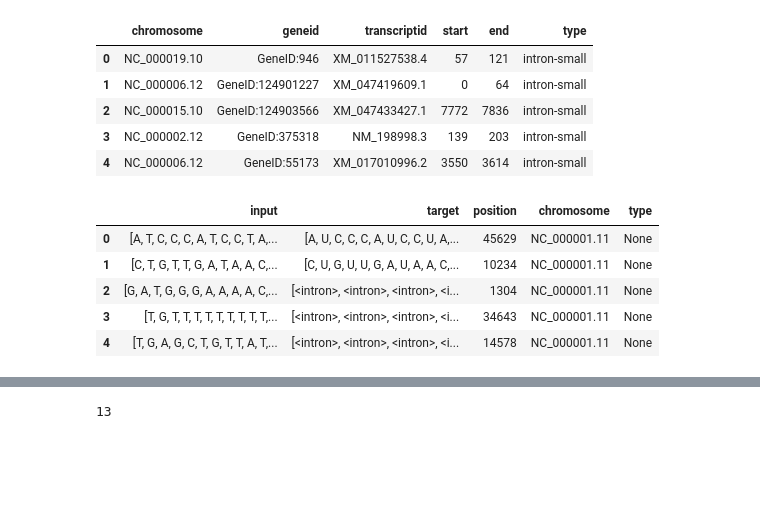
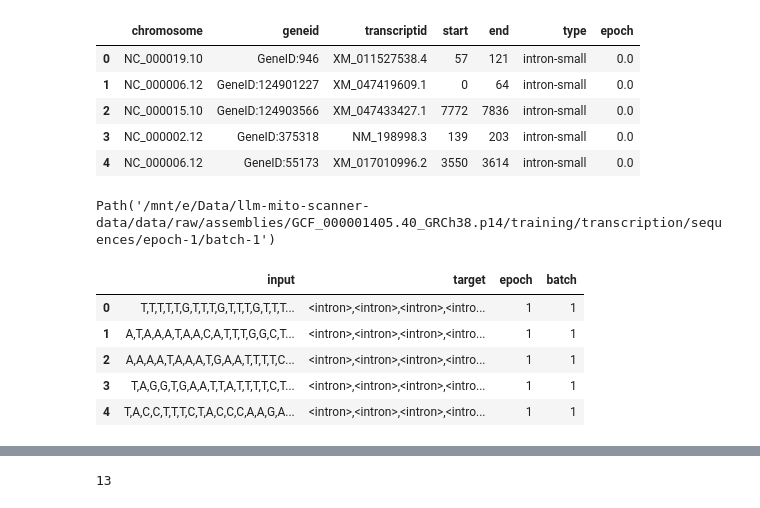
Before and after one commit to DataAndDeadlifts/main, a Jupyter notebook: nbs/05 training.transcription.train.ipynb, the cells around one changed output, grey strips where cells are left out. Cells and saved outputs as stored; diff of their text form; code cells hidden in the pictures; blank space fills up the shorter version.

```diff
--- a/nbs/05 training.transcription.train.ipynb
+++ b/nbs/05 training.transcription.train.ipynb
@@ -44,27 +45,25 @@ transcription_data_path = training_data_path / "transcription"
 sequences_data_path = transcription_data_path / "sequences"
 
 random_state = 42
+epochs = 10
 # %%
 #| hide
-training_index = pd.read_csv(transcription_data_path / "training_sequence_idx.csv", nrows=10)
+training_index = pd.read_csv(transcription_data_path / "training_sequence_idx.csv")
+batch_idx = []
+for i, f in enumerate(np.array_split(training_index, epochs)):
+    training_index.loc[f.index.values.tolist(), 'epoch'] = int(i)
 training_index.head()
 # %% [output]
-|  | chromosome | geneid | transcriptid | start | end | type |
-| 0 | NC_000019.10 | GeneID:946 | XM_011527538.4 | 57 | 121 | intron-small |
-| 1 | NC_000006.12 | GeneID:124901227 | XM_047419609.1 | 0 | 64 | intron-small |
-| 2 | NC_000015.10 | GeneID:124903566 | XM_047433427.1 | 7772 | 7836 | intron-small |
-| 3 | NC_000002.12 | GeneID:375318 | NM_198998.3 | 139 | 203 | intron-small |
-| 4 | NC_000006.12 | GeneID:55173 | XM_017010996.2 | 3550 | 3614 | intron-small |
+|  | chromosome | geneid | transcriptid | start | end | type | epoch |
+| 0 | NC_000019.10 | GeneID:946 | XM_011527538.4 | 57 | 121 | intron-small | 0.0 |
+| 1 | NC_000006.12 | GeneID:124901227 | XM_047419609.1 | 0 | 64 | intron-small | 0.0 |
+| 2 | NC_000015.10 | GeneID:124903566 | XM_047433427.1 | 7772 | 7836 | intron-small | 0.0 |
+| 3 | NC_000002.12 | GeneID:375318 | NM_198998.3 | 139 | 203 | intron-small | 0.0 |
+| 4 | NC_000006.12 | GeneID:55173 | XM_017010996.2 | 3550 | 3614 | intron-small | 0.0 |
 # %%
 #| hide
 # Get vocab
-training_sequences = list(sequences_data_path.glob("*.parquet"))
-example_training_sequences = pd.read_parquet(training_sequences[0])
-example_training_sequences.head()
+training_sequences = list(sequences_data_path.glob("epoch-*/batch-*"))
+training_sequences[0]
 # %% [output]
-|  | input | target | position | chromosome | type |
-| 0 | [A, T, C, C, C, A, T, C, C, T, A,... | [A, U, C, C, C, A, U, C, C, U, A,... | 45629 | NC_000001.11 | None |
-| 1 | [C, T, G, T, T, G, A, T, A, A, C,... | [C, U, G, U, U, G, A, U, A, A, C,... | 10234 | NC_000001.11 | None |
-| 2 | [G, A, T, G, G, G, A, A, A, A, C,... | [<intron>, <intron>, <intron>, <i... | 1304 | NC_000001.11 | None |
-| 3 | [T, G, T, T, T, T, T, T, T, T, T,... | [<intron>, <intron>, <intron>, <i... | 34643 | NC_000001.11 | None |
-| 4 | [T, G, A, G, C, T, G, T, T, A, T,... | [<intron>, <intron>, <intron>, <i... | 14578 | NC_000001.11 | None |
+Path('/mnt/e/Data/llm-mito-scanner-data/data/raw/assemblies/GCF_000001405.40_GRCh38.p14/training/transcription/sequences/epoch-1/batch-1')
@@ -75,3 +70,16 @@ def list_string_to_list(l: str, sep=", ") -> list[str]:
+# %%
+#| hide
+example_training_sequences = pd.read_parquet(training_sequences[0])
+example_training_sequences.loc[:, 'epoch'] = int(str(training_sequences[0]).rsplit("/", 2)[-2].replace("epoch-",""))
+example_training_sequences.loc[:, 'batch'] = int(str(training_sequences[0]).rsplit("/", 2)[-1].replace("batch-",""))
+example_training_sequences.head()
+# %% [output]
+|  | input | target | epoch | batch |
+| 0 | T,T,T,T,T,G,T,T,T,G,T,T,T,G,T,T,T... | <intron>,<intron>,<intron>,<intro... | 1 | 1 |
+| 1 | A,T,A,A,A,T,A,A,C,A,T,T,T,G,G,C,T... | <intron>,<intron>,<intron>,<intro... | 1 | 1 |
+| 2 | A,A,A,A,T,A,A,A,T,G,A,A,T,T,T,T,C... | <intron>,<intron>,<intron>,<intro... | 1 | 1 |
+| 3 | T,A,G,G,T,G,A,A,T,T,A,T,T,T,T,C,T... | <intron>,<intron>,<intron>,<intro... | 1 | 1 |
+| 4 | T,A,C,C,T,T,T,C,T,A,C,C,C,A,A,G,A... | <intron>,<intron>,<intron>,<intro... | 1 | 1 |
 # %%
 #| export
 def count_tokens_in_sequence_file(path: Path) -> Counter:
```
Also changed, not shown: parts of 18 cells of this notebook, 8 other files.
